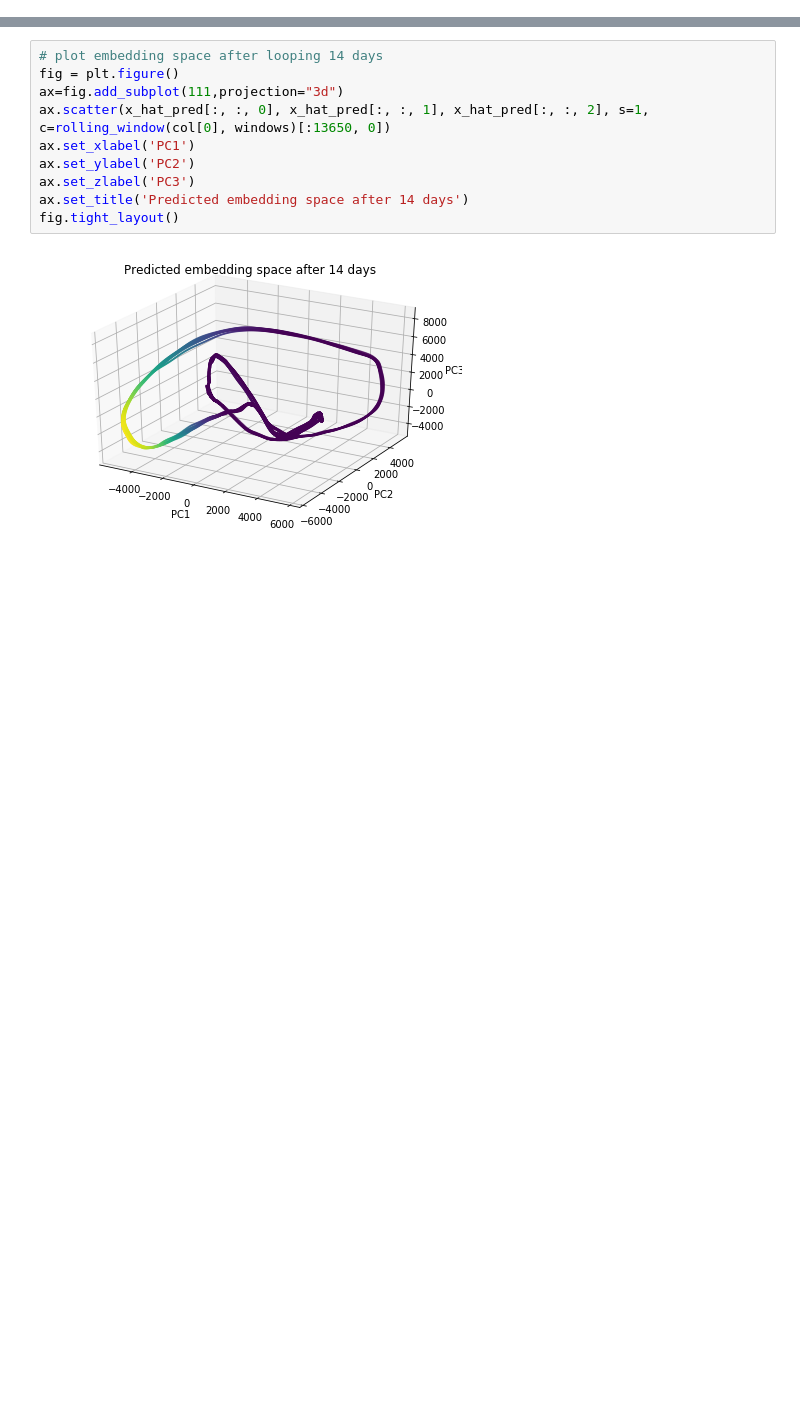
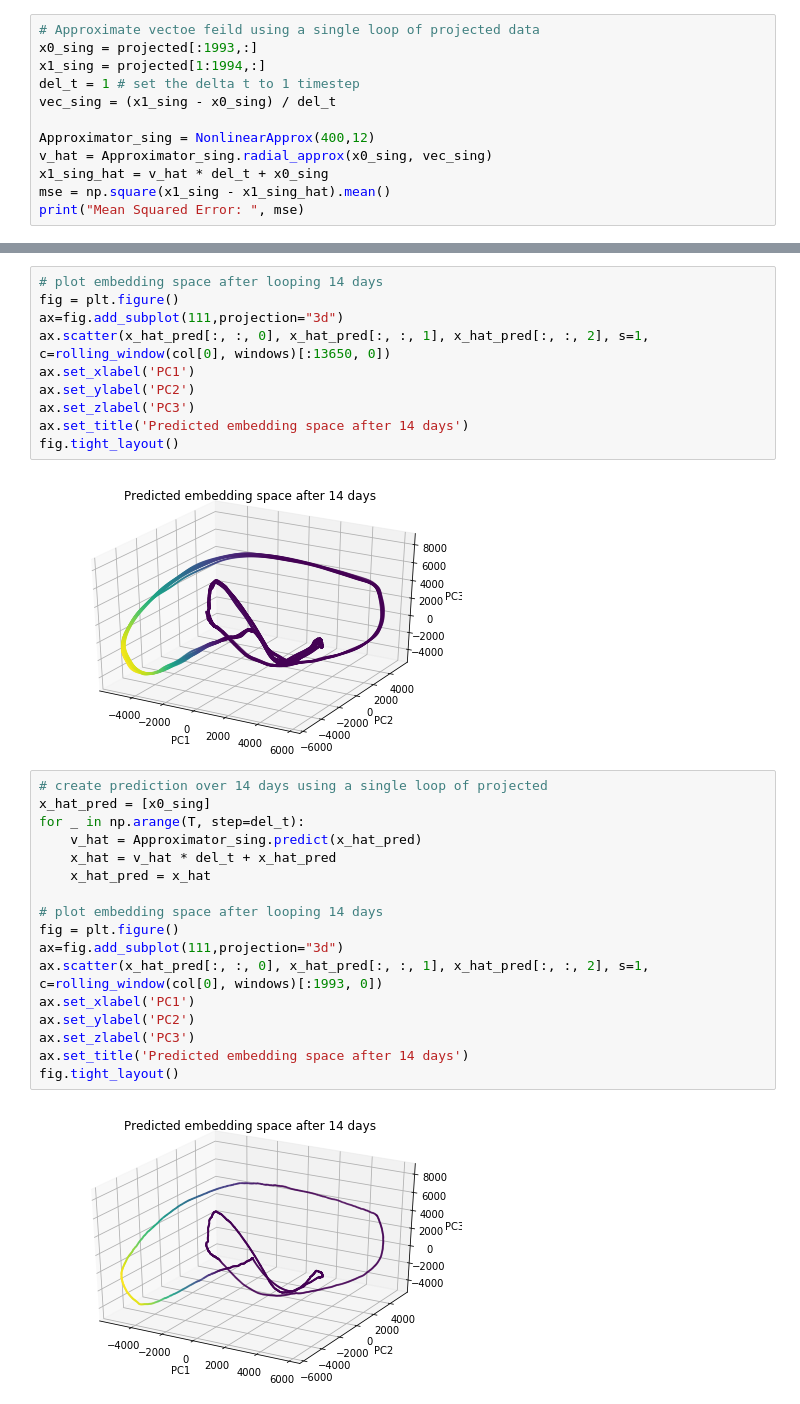
Before and after one commit to JWatter/ExtractingDynamicalSystemsFromData, a Jupyter notebook: task5.ipynb, the cells around one changed output, grey strips where cells are left out. Cells and saved outputs as stored; diff of their text form; blank space fills up the shorter version.

```diff
--- a/task5.ipynb
+++ b/task5.ipynb
@@ -174,3 +135,15 @@ mse = np.square(x1 - x1_hat).mean()
 print("Mean Squared Error: ", mse)
 # %% [output]
 Mean Squared Error:  3.006264432303226e-06
+# %%
+# Approximate vectoe feild using a single loop of projected data
+x0_sing = projected[:1993,:]
+x1_sing = projected[1:1994,:]
+del_t = 1 # set the delta t to 1 timestep
+vec_sing = (x1_sing - x0_sing) / del_t
+
+Approximator_sing = NonlinearApprox(400,12)
+v_hat = Approximator_sing.radial_approx(x0_sing, vec_sing)
+x1_sing_hat = v_hat * del_t + x0_sing
+mse = np.square(x1_sing - x1_sing_hat).mean()
+print("Mean Squared Error: ", mse)
@@ -197,3 +173,22 @@ ax.set_title('Predicted embedding space after 14 days')
 fig.tight_layout()
 # %% [output]
 [figure]
+# %%
+# create prediction over 14 days using a single loop of projected
+x_hat_pred = [x0_sing]
+for _ in np.arange(T, step=del_t):
+    v_hat = Approximator_sing.predict(x_hat_pred)
+    x_hat = v_hat * del_t + x_hat_pred
+    x_hat_pred = x_hat
+
+# plot embedding space after looping 14 days
+fig = plt.figure()
+ax=fig.add_subplot(111,projection="3d")
+ax.scatter(x_hat_pred[:, :, 0], x_hat_pred[:, :, 1], x_hat_pred[:, :, 2], s=1, c=rolling_window(col[0], windows)[:1993, 0])
+ax.set_xlabel('PC1')
+ax.set_ylabel('PC2')
+ax.set_zlabel('PC3')
+ax.set_title('Predicted embedding space after 14 days')
+fig.tight_layout()
+# %% [output]
+[figure, added]
```
Also changed, not shown: parts of 11 cells of this notebook.
